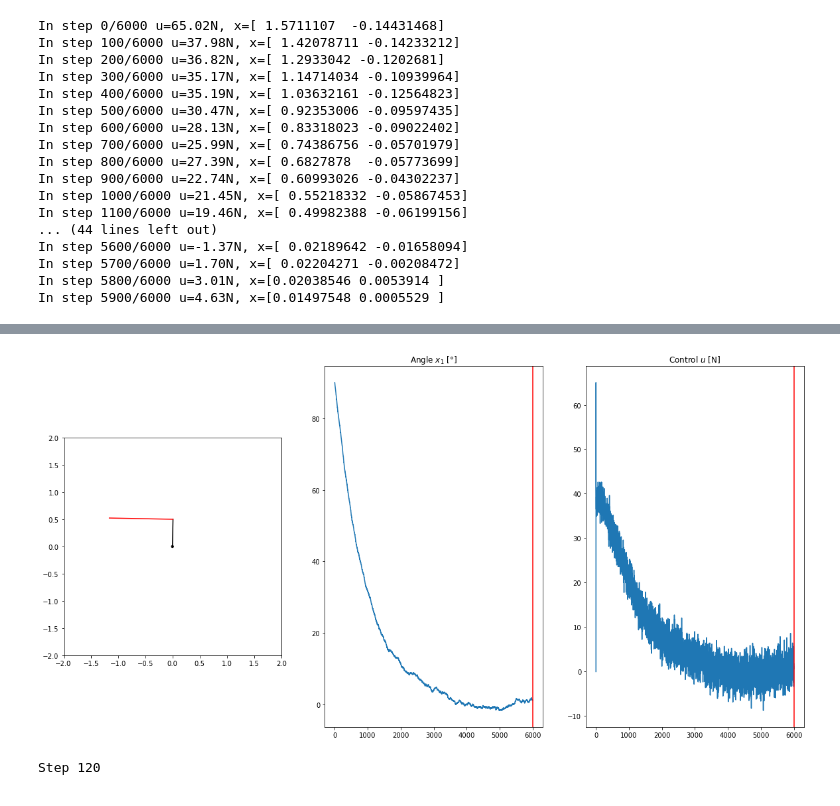
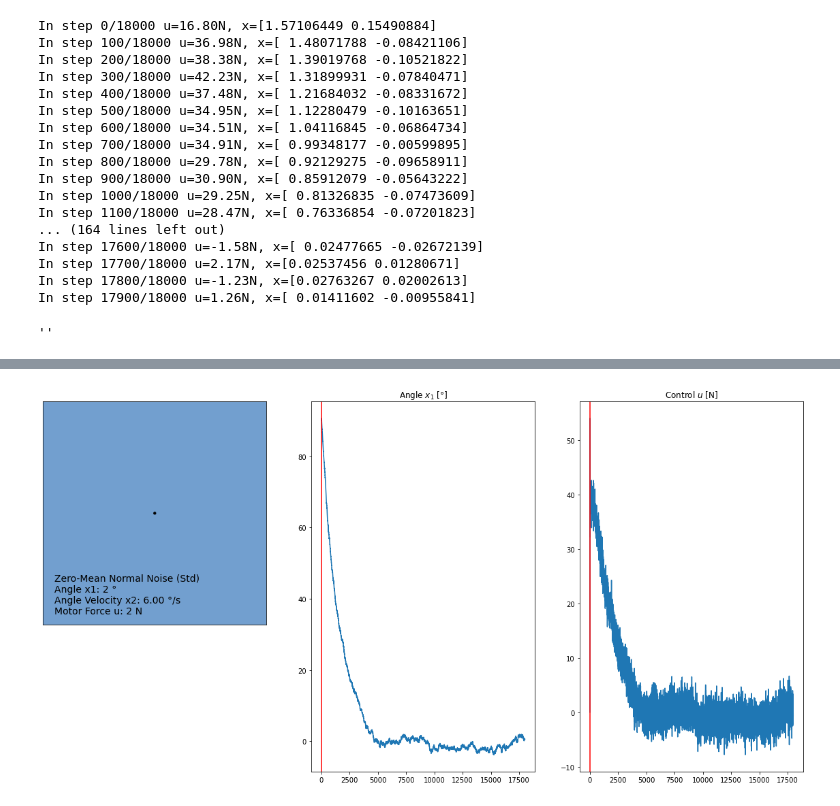
Before and after one commit to whateverforever/mpc-ventilator, a Jupyter notebook: mpc-ventilator.ipynb, the cells around one changed output, grey strips where cells are left out. Drawn from its saved outputs; the diff is of its cells as text; code cells hidden in the pictures.

```diff
--- a/mpc-ventilator.ipynb
+++ b/mpc-ventilator.ipynb
@@ -24,7 +24,7 @@ k = 0.1
 r_real_m = r_m + 0.1 # m
 k_real = k + 0.1
 angle_noise_std = np.deg2rad(2) # rad
-angle_vel_noise_std = 0.1 # rad/s
+angle_vel_noise_std = np.deg2rad(6) # rad/s
 motor_noise_std = 2 # N
 
 def system_dynamics(x, u):
@@ -57,12 +57,14 @@ assert np.allclose(system_dynamics([np.deg2rad(90), 0], Fg), [0,0])
 # %%
 x0 = np.array([np.deg2rad(90), 0])
 
-duration_s = 60
+duration_s = 180
 
 # this cant be too small for it to work
 delT = 0.01
-N = 5
+N = 4
 n_steps = int(duration_s / delT)
+
+opti_options = {"maxfun":3}
 # %%
 x = x0
 xs = [x]
@@ -105,9 +107,9 @@ for i in range(n_steps):
     def jac(u_traj):
         return R * u_traj
 
-    res = minimize(obj, u_traj_init, method="L-BFGS-B")
+    res = minimize(obj, u_traj_init, options=opti_options, method="L-BFGS-B")
 
-    if not res.success:
+    if not res.success and not "EVALUATIONS EXCEEDS LIMIT" in str(res.message):
         print("optimization failed ", i)
         print(res)
         break
@@ -127,23 +129,23 @@ for i in range(n_steps):
 xs = np.array(xs)
 us = np.array(us)
 # %% [output]
-In step 0/6000 u=65.02N, x=[ 1.5711107  -0.14431468]
-In step 100/6000 u=37.98N, x=[ 1.42078711 -0.14233212]
-In step 200/6000 u=36.82N, x=[ 1.2933042 -0.1202681]
-In step 300/6000 u=35.17N, x=[ 1.14714034 -0.10939964]
-In step 400/6000 u=35.19N, x=[ 1.03632161 -0.12564823]
-In step 500/6000 u=30.47N, x=[ 0.92353006 -0.09597435]
-In step 600/6000 u=28.13N, x=[ 0.83318023 -0.09022402]
-In step 700/6000 u=25.99N, x=[ 0.74386756 -0.05701979]
-In step 800/6000 u=27.39N, x=[ 0.6827878  -0.05773699]
-In step 900/6000 u=22.74N, x=[ 0.60993026 -0.04302237]
-In step 1000/6000 u=21.45N, x=[ 0.55218332 -0.05867453]
-In step 1100/6000 u=19.46N, x=[ 0.49982388 -0.06199156]
-... (44 lines left out)
-In step 5600/6000 u=-1.37N, x=[ 0.02189642 -0.01658094]
-In step 5700/6000 u=1.70N, x=[ 0.02204271 -0.00208472]
-In step 5800/6000 u=3.01N, x=[0.02038546 0.0053914 ]
-In step 5900/6000 u=4.63N, x=[0.01497548 0.0005529 ]
+In step 0/18000 u=16.80N, x=[1.57106449 0.15490884]
+In step 100/18000 u=36.98N, x=[ 1.48071788 -0.08421106]
+In step 200/18000 u=38.38N, x=[ 1.39019768 -0.10521822]
+In step 300/18000 u=42.23N, x=[ 1.31899931 -0.07840471]
+In step 400/18000 u=37.48N, x=[ 1.21684032 -0.08331672]
+In step 500/18000 u=34.95N, x=[ 1.12280479 -0.10163651]
+In step 600/18000 u=34.51N, x=[ 1.04116845 -0.06864734]
+In step 700/18000 u=34.91N, x=[ 0.99348177 -0.00599895]
+In step 800/18000 u=29.78N, x=[ 0.92129275 -0.09658911]
+In step 900/18000 u=30.90N, x=[ 0.85912079 -0.05643222]
+In step 1000/18000 u=29.25N, x=[ 0.81326835 -0.07473609]
+In step 1100/18000 u=28.47N, x=[ 0.76336854 -0.07201823]
+... (164 lines left out)
+In step 17600/18000 u=-1.58N, x=[ 0.02477665 -0.02672139]
+In step 17700/18000 u=2.17N, x=[0.02537456 0.01280671]
+In step 17800/18000 u=-1.23N, x=[0.02763267 0.02002613]
+In step 17900/18000 u=1.26N, x=[ 0.01411602 -0.00955841]
 # %%
 hdisplay = display.display("", display_id=True)
 
@@ -152,6 +154,21 @@ fig, axes = plt.subplots(ncols=3)
 axes[0].set_xlim((-2,2))
 axes[0].set_ylim((-2,2))
 axes[0].set_aspect("equal")
+
+###
+axes[0].set_facecolor("#729fcf")
+axes[0].tick_params(left=False,
+                bottom=False,
+                labelleft=False,
+                labelbottom=False)
+axes[0].set_anchor("N")
+plt.figtext(0.05,0,f"""
+Zero-Mean Normal Noise (Std)
+Angle x1: {np.rad2deg(angle_noise_std):.0f} °
+Angle Velocity x2: {np.rad2deg(angle_vel_noise_std):.2f} °/s
+Motor Force u: {motor_noise_std:.0f} N
+""", fontsize=14, transform=axes[0].transAxes)
+###
 
 axes[1].plot(np.rad2deg(xs[:,0]))
 axes[1].set_title("Angle $x_1$ [°]")
@@ -167,6 +184,8 @@ axes[0].add_artist(plt.Circle([0,0], radius=0.02, color="k"))
 line_arm = axes[0].plot([],[], "k")
 line_force = axes[0].plot([],[], "r")
 
+return
+
 step = round(n_steps/50)
 print("Step", step)
 time_last = 0
@@ -181,8 +200,8 @@ for kk, state in enumerate(xs[::step]):
     x = r * np.sin(phi)
     y = r * np.cos(phi)
 
-    x_force = x - F * np.cos(phi)
-    y_force = y + F * np.sin(phi)
+    x_force = x + F * np.cos(phi)
+    y_force = y - F * np.sin(phi)
 
     line_arm[0].set_data([0,x],[0,y])
     line_force[0].set_data([x, x_force],[y, y_force])
@@ -196,3 +215,4 @@ for kk, state in enumerate(xs[::step]):
     time_last = time.time()
 plt.close(fig)
 # %% [output]
+''
@@ -199,2 +220 @@ plt.close(fig)
-[figure, old version]
+[figure, new version]
-Step 120
```
Also changed, not shown: parts of 7 cells of this notebook, 2 other files.
